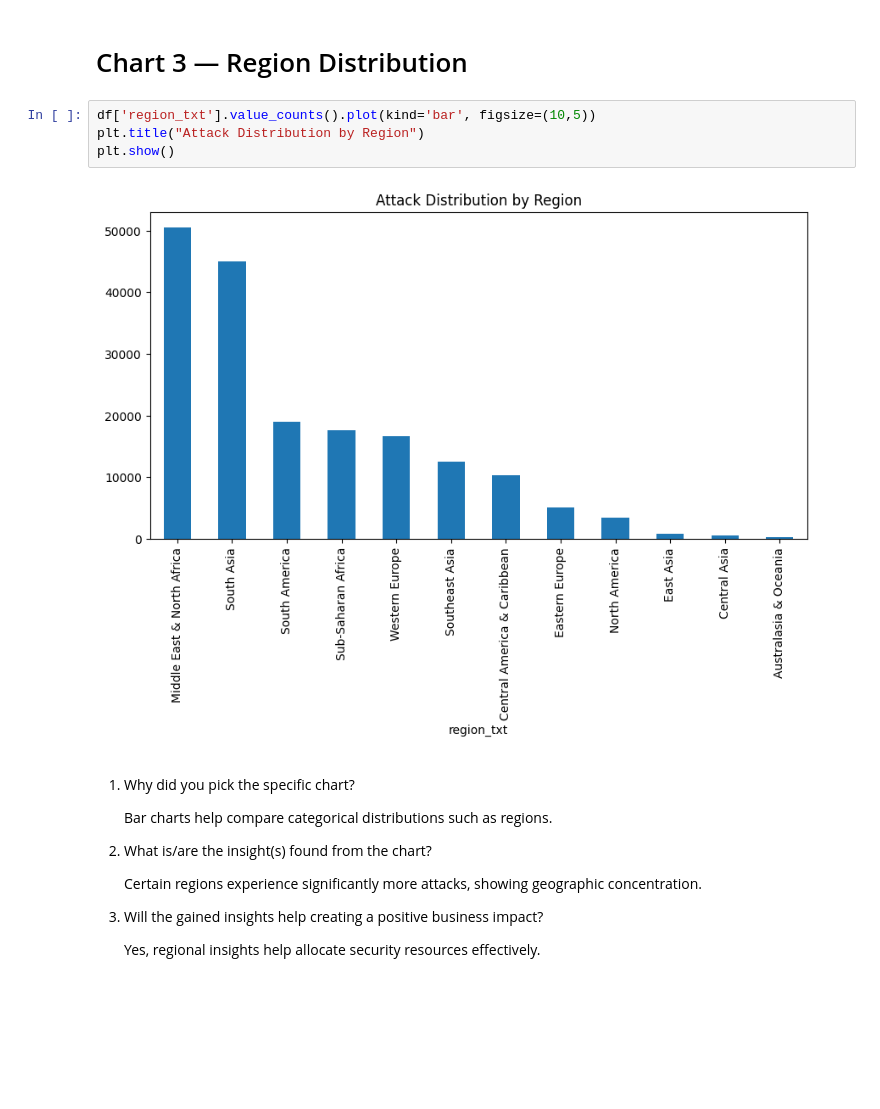
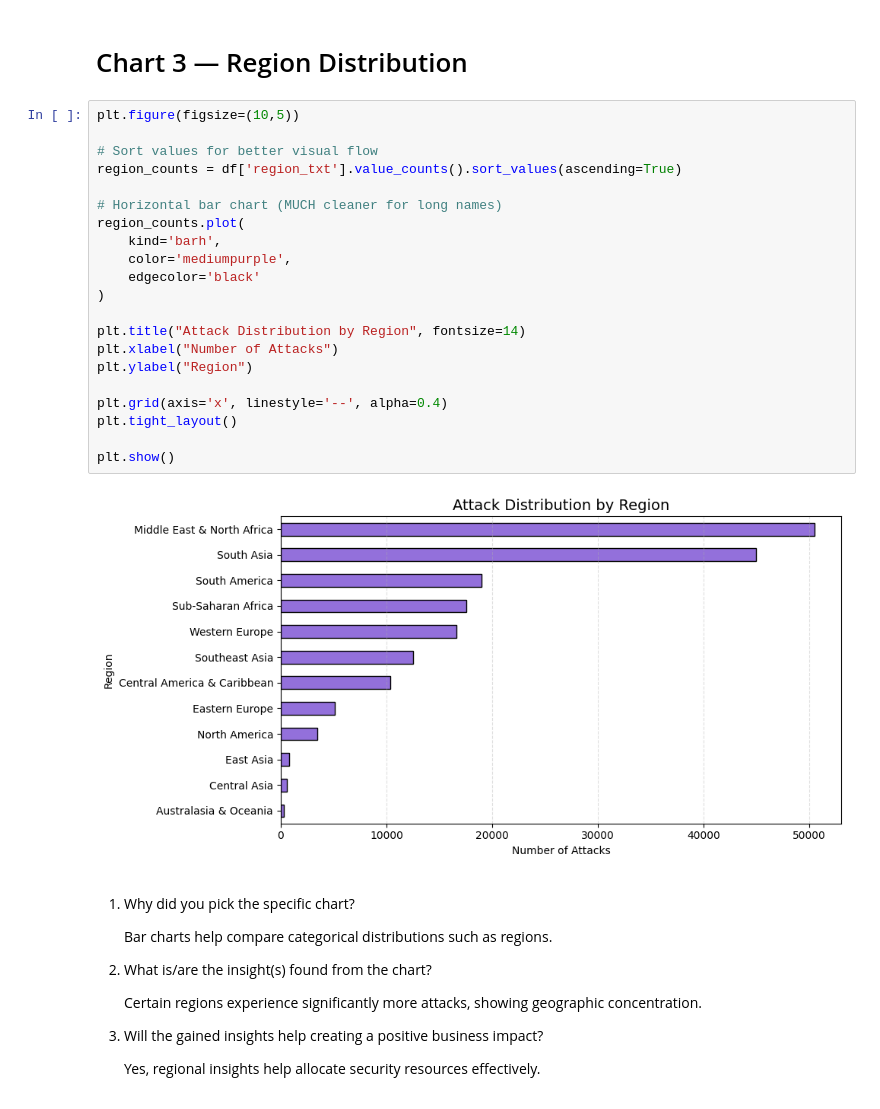
Before and after one commit to artreas/DATA_SCEINCE_ASSIGNMENT, a Jupyter notebook: Global_Terrorism_Data_Analysis.ipynb, the cells around one changed output. Cells and saved outputs as stored; diff of their text form; blank space fills up the shorter version.

```diff
--- a/Global_Terrorism_Data_Analysis.ipynb
+++ b/Global_Terrorism_Data_Analysis.ipynb
@@ -380,12 +431,29 @@ plt.show()
    Yes, resources can be focused on high-risk countries to reduce the impact of terrorism.
 # %% [markdown]
 # Chart 3 — Region Distribution
-# %%
-df['region_txt'].value_counts().plot(kind='bar', figsize=(10,5))
-plt.title("Attack Distribution by Region")
-plt.show()
-# %% [output]
-[figure, removed]
+# %%
+plt.figure(figsize=(10,5))
+
+# Sort values for better visual flow
+region_counts = df['region_txt'].value_counts().sort_values(ascending=True)
+
+# Horizontal bar chart (MUCH cleaner for long names)
+region_counts.plot(
+    kind='barh',
+    color='mediumpurple',
+    edgecolor='black'
+)
+
+plt.title("Attack Distribution by Region", fontsize=14)
+plt.xlabel("Number of Attacks")
+plt.ylabel("Region")
+
+plt.grid(axis='x', linestyle='--', alpha=0.4)
+plt.tight_layout()
+
+plt.show()
+# %% [output]
+[figure, added]
 # %% [markdown]
 1. Why did you pick the specific chart?
 
```
Also changed, not shown: parts of 11 cells of this notebook.
